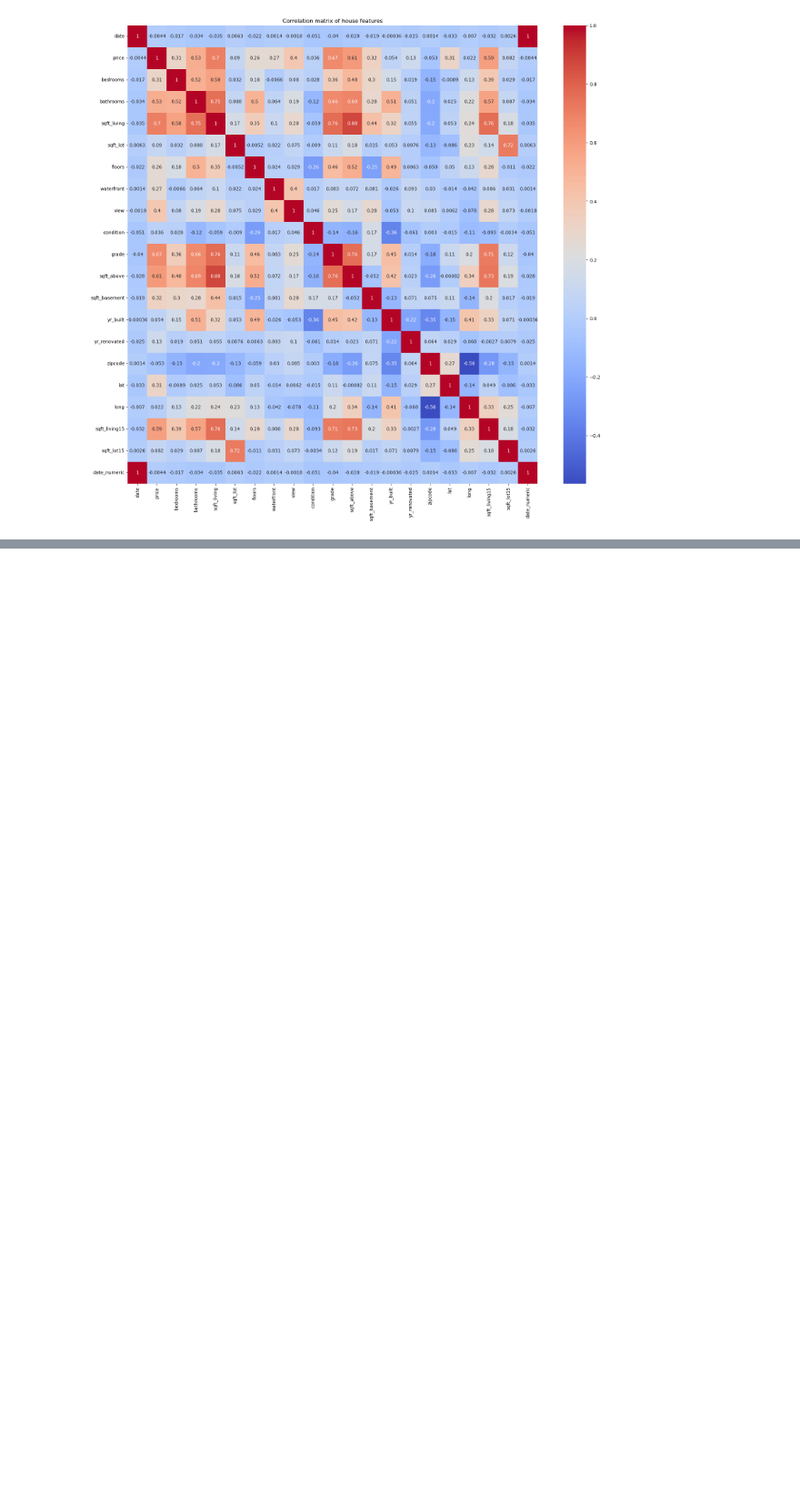
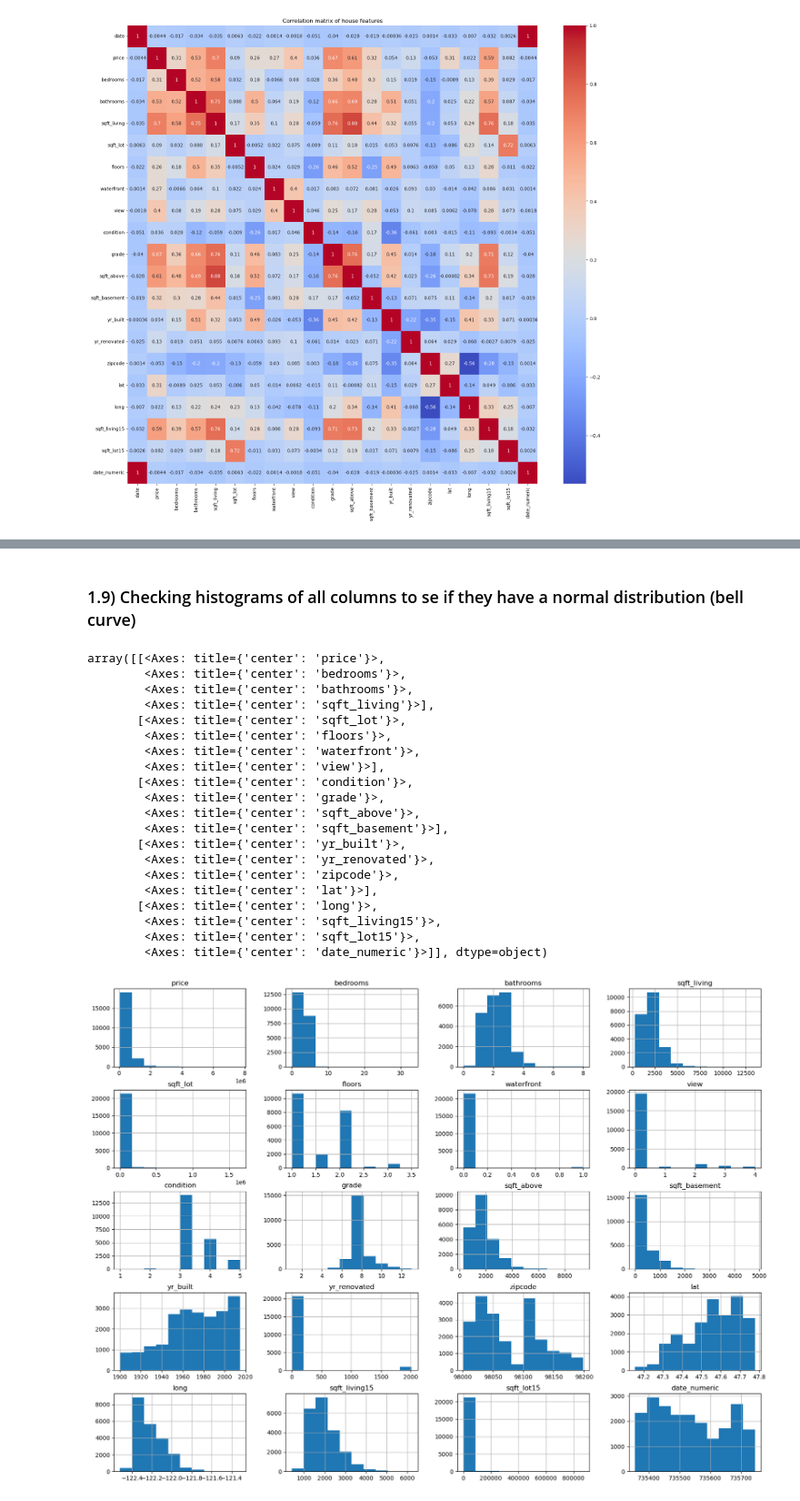
Before and after one commit to TRossen89/BI_MP_Assignments, a Jupyter notebook: MP3_Machine_Learning_for_Prediction_by_Regression.ipynb, the cells around one changed output, grey strips where cells are left out. Shown at 91% size. Drawn from its saved outputs; the diff is of its cells as text; code cells hidden in the pictures; blank space fills up the shorter version.

```diff
--- a/MP3_Machine_Learning_for_Prediction_by_Regression.ipynb
+++ b/MP3_Machine_Learning_for_Prediction_by_Regression.ipynb
@@ -198,0 +249,26 @@ plt.show
+# %% [markdown]
+### 1.9) Checking histograms of all columns to se if they have a normal distribution (bell curve)
+# %%
+df.drop(columns=["date", "id"]).hist(figsize=(20, 15))
+# %% [output]
+array([[<Axes: title={'center': 'price'}>,
+        <Axes: title={'center': 'bedrooms'}>,
+        <Axes: title={'center': 'bathrooms'}>,
+        <Axes: title={'center': 'sqft_living'}>],
+       [<Axes: title={'center': 'sqft_lot'}>,
+        <Axes: title={'center': 'floors'}>,
+        <Axes: title={'center': 'waterfront'}>,
+        <Axes: title={'center': 'view'}>],
+       [<Axes: title={'center': 'condition'}>,
+        <Axes: title={'center': 'grade'}>,
+        <Axes: title={'center': 'sqft_above'}>,
+        <Axes: title={'center': 'sqft_basement'}>],
+       [<Axes: title={'center': 'yr_built'}>,
+        <Axes: title={'center': 'yr_renovated'}>,
+        <Axes: title={'center': 'zipcode'}>,
+        <Axes: title={'center': 'lat'}>],
+       [<Axes: title={'center': 'long'}>,
+        <Axes: title={'center': 'sqft_living15'}>,
+        <Axes: title={'center': 'sqft_lot15'}>,
+        <Axes: title={'center': 'date_numeric'}>]], dtype=object)
+[figure, added]
```
Also changed, not shown: parts of 13 cells of this notebook.
